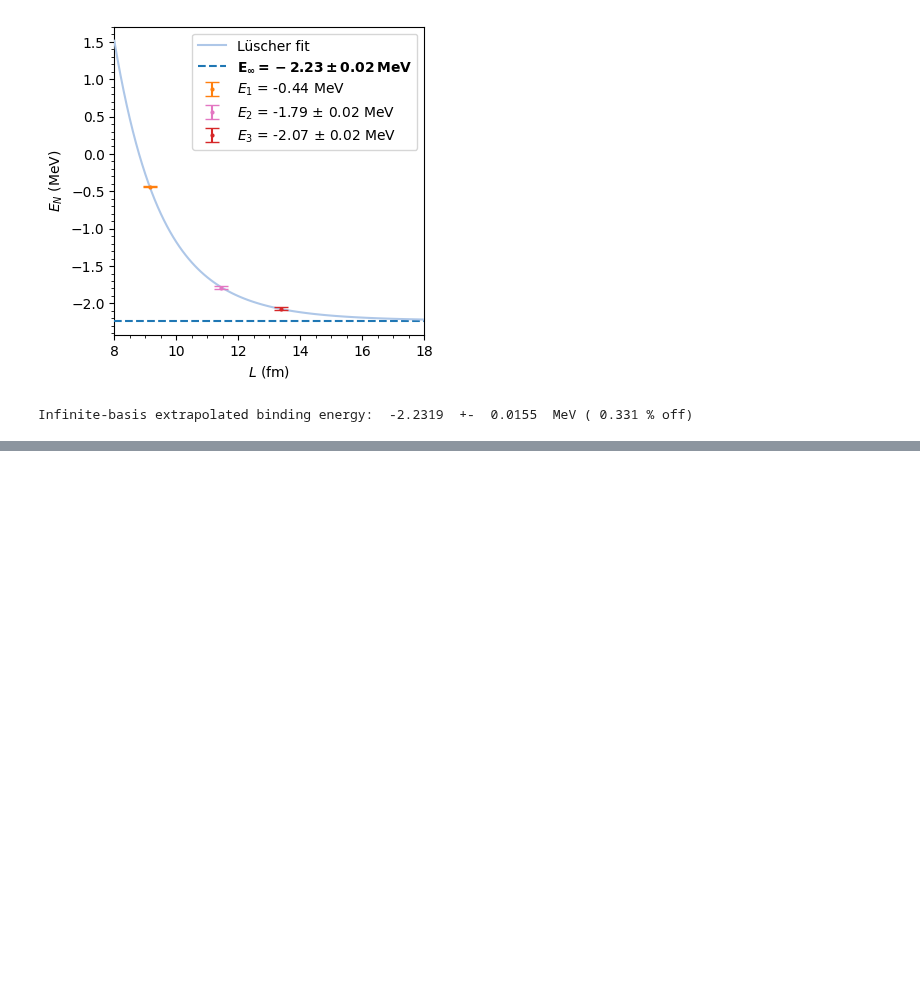
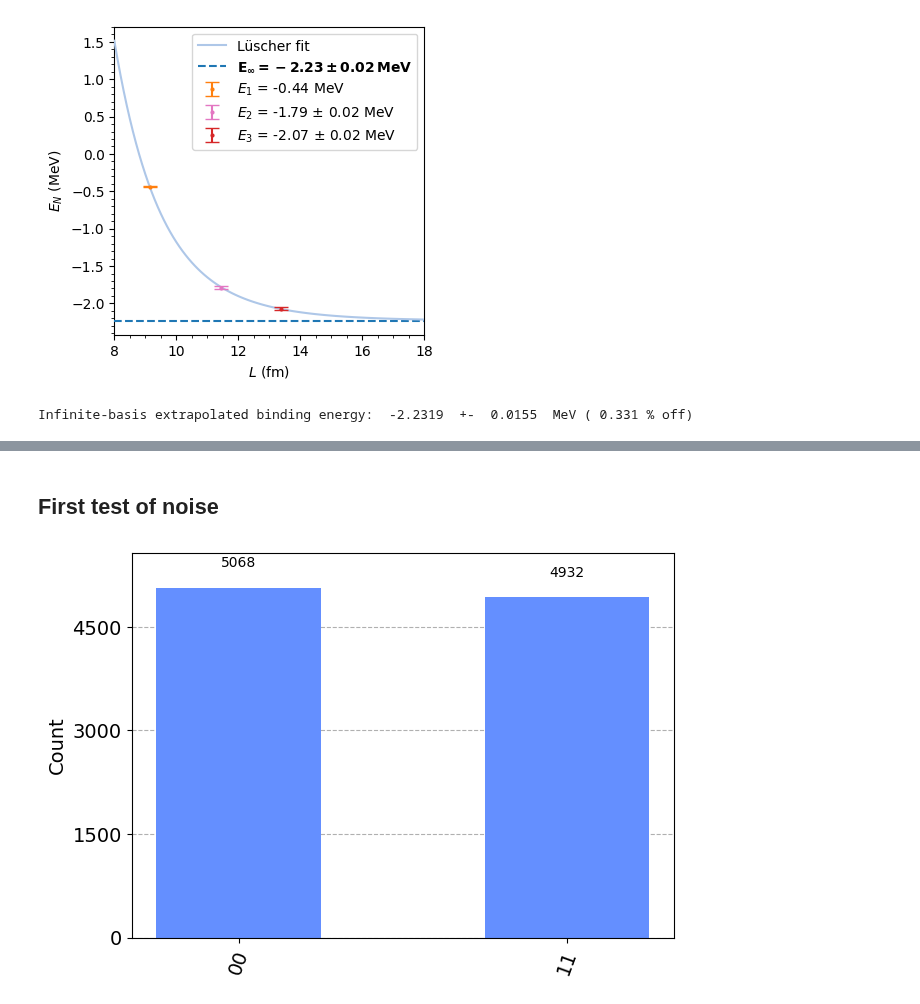
Before and after one commit to diegoscantam/2qubits, a Jupyter notebook: deuteron.ipynb, the cells around one changed output, grey strips where cells are left out. Cells and saved outputs as stored; diff of their text form; code cells hidden in the pictures; blank space fills up the shorter version.

```diff
--- a/deuteron.ipynb
+++ b/deuteron.ipynb
@@ -776,0 +870,29 @@ plt.show()
+# %% [markdown]
+## First test of noise
+# %%
+from qiskit_aer.noise import (NoiseModel, QuantumError, ReadoutError,
+    pauli_error, depolarizing_error, thermal_relaxation_error)
+from qiskit_aer import AerSimulator
+from qiskit_aer.noise import NoiseModel
+from qiskit.providers.fake_provider import FakeVigo
+device_backend = FakeVigo()
+
+# Bell state circuit
+qc = QuantumCircuit(2)
+qc.h(0)
+qc.cx(0,1)
+qc.measure_all()
+
+shots = 10000
+# Simulator setup
+Aer.backends()
+# Transpile for simulator
+simulator_ideal = Aer.get_backend('qasm_simulator')
+simulator_noisy = AerSimulator.from_backend(device_backend)
+
+result_ideal = simulator_ideal.run(qc, shots=shots).result()
+result_noisy = simulator_noisy.run(qc, shots=shots).result()
+
+plot_histogram(result_ideal.get_counts())
+# %% [output]
+[figure, added]
```
Also changed, not shown: parts of 7 cells of this notebook, 2 other files.
